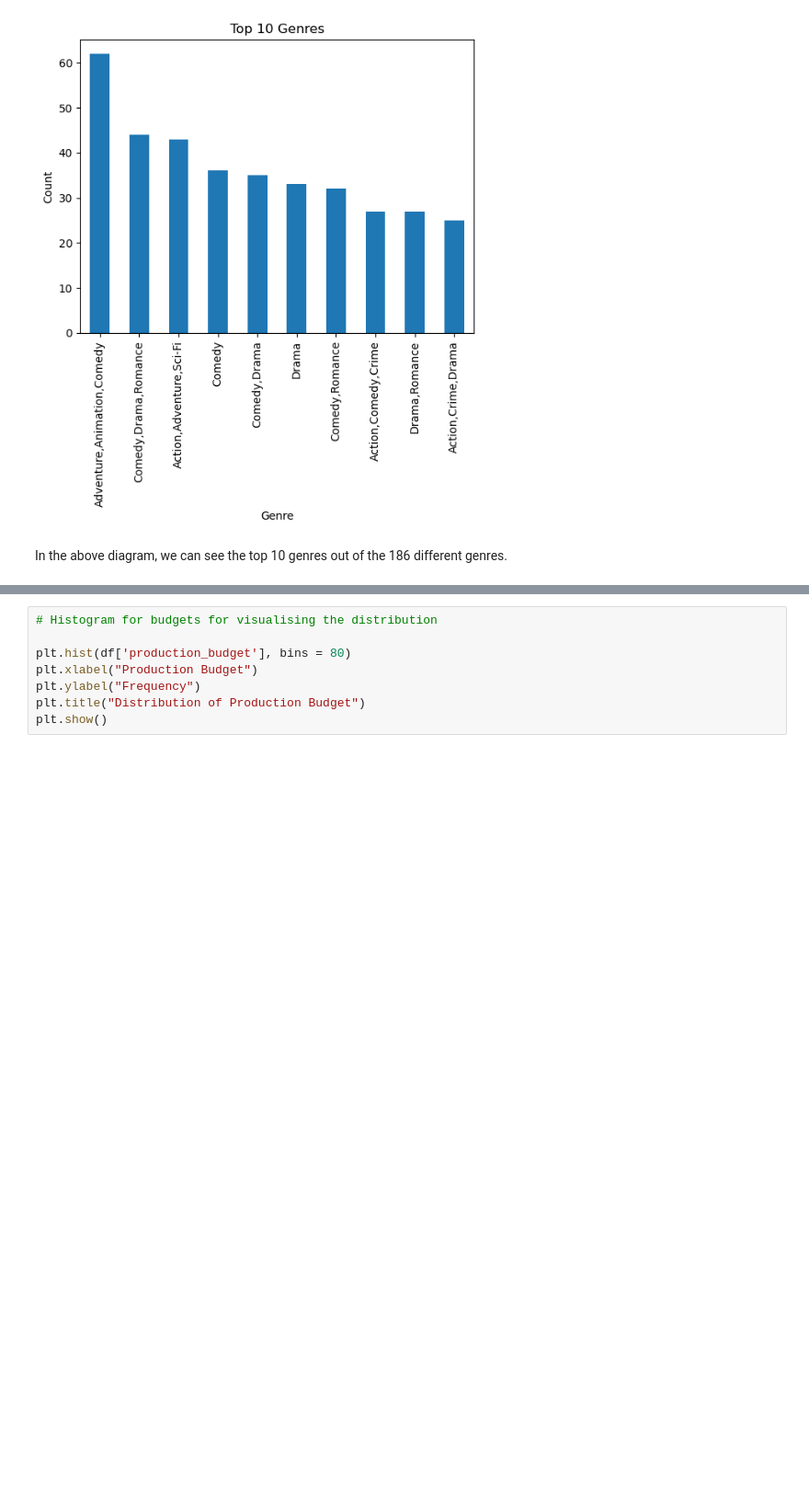
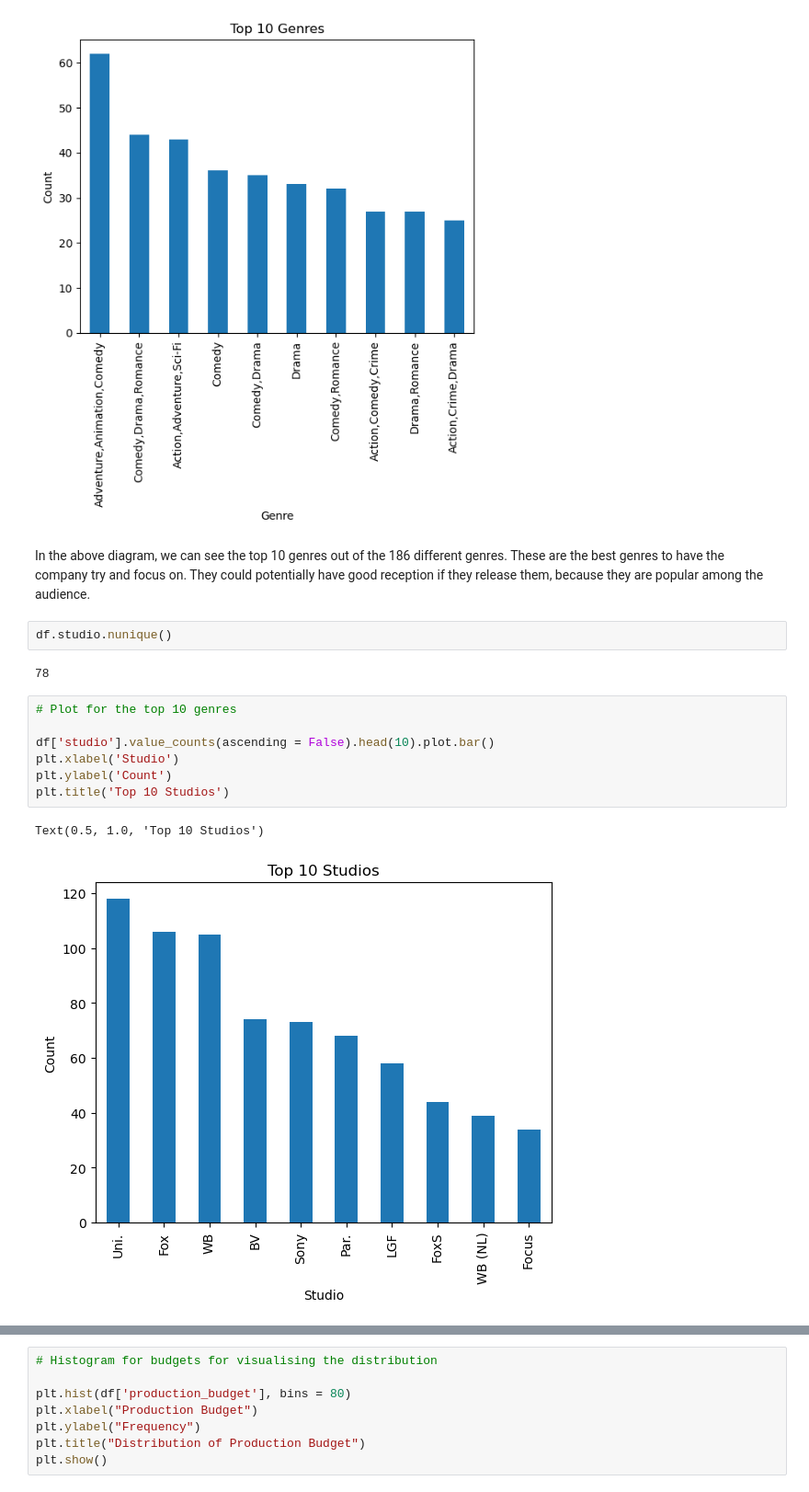
Before and after one commit to JuneHenia/Phase-2-Movie-Project, a Jupyter notebook: notebook/Movie Analysis Project.ipynb, the cells around one changed output, grey strips where cells are left out. Shown at 92% size. Cells and saved outputs as stored; diff of their text form; blank space fills up the shorter version.

```diff
--- a/notebook/Movie Analysis Project.ipynb
+++ b/notebook/Movie Analysis Project.ipynb
@@ -813,4 +813,18 @@ plt.title('Top 10 Genres')
 Text(0.5, 1.0, 'Top 10 Genres')
 [figure]
 # %% [markdown]
-In the above diagram, we can see the top 10 genres out of the 186 different genres.
+In the above diagram, we can see the top 10 genres out of the 186 different genres. These are the best genres to have the company try and focus on. They could potentially have good reception if they release them, because they are popular among the audience.
+# %%
+df.studio.nunique()
+# %% [output]
+78
+# %%
+# Plot for the top 10 genres
+
+df['studio'].value_counts(ascending = False).head(10).plot.bar()
+plt.xlabel('Studio')
+plt.ylabel('Count')
+plt.title('Top 10 Studios')
+# %% [output]
+Text(0.5, 1.0, 'Top 10 Studios')
+[figure, added]
```
Also changed, not shown: parts of 16 cells of this notebook.
